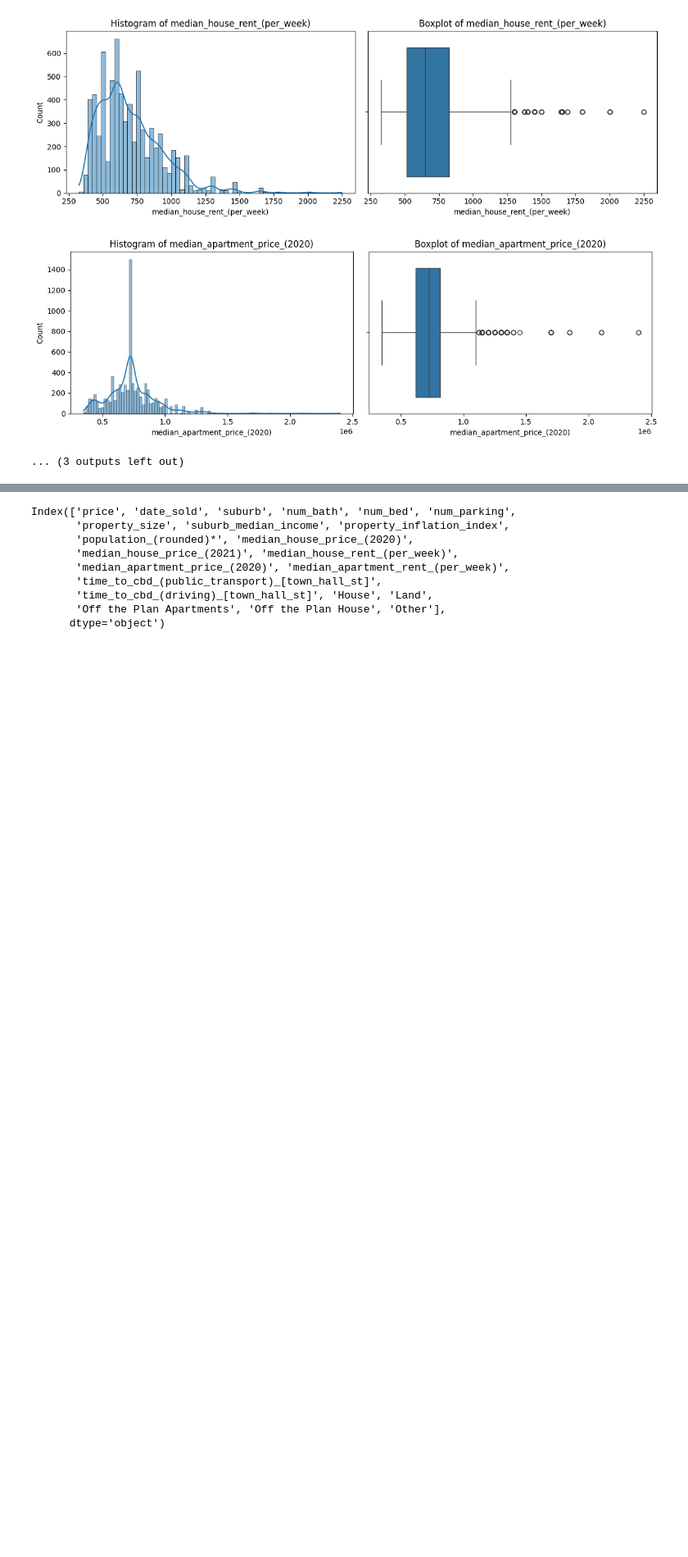
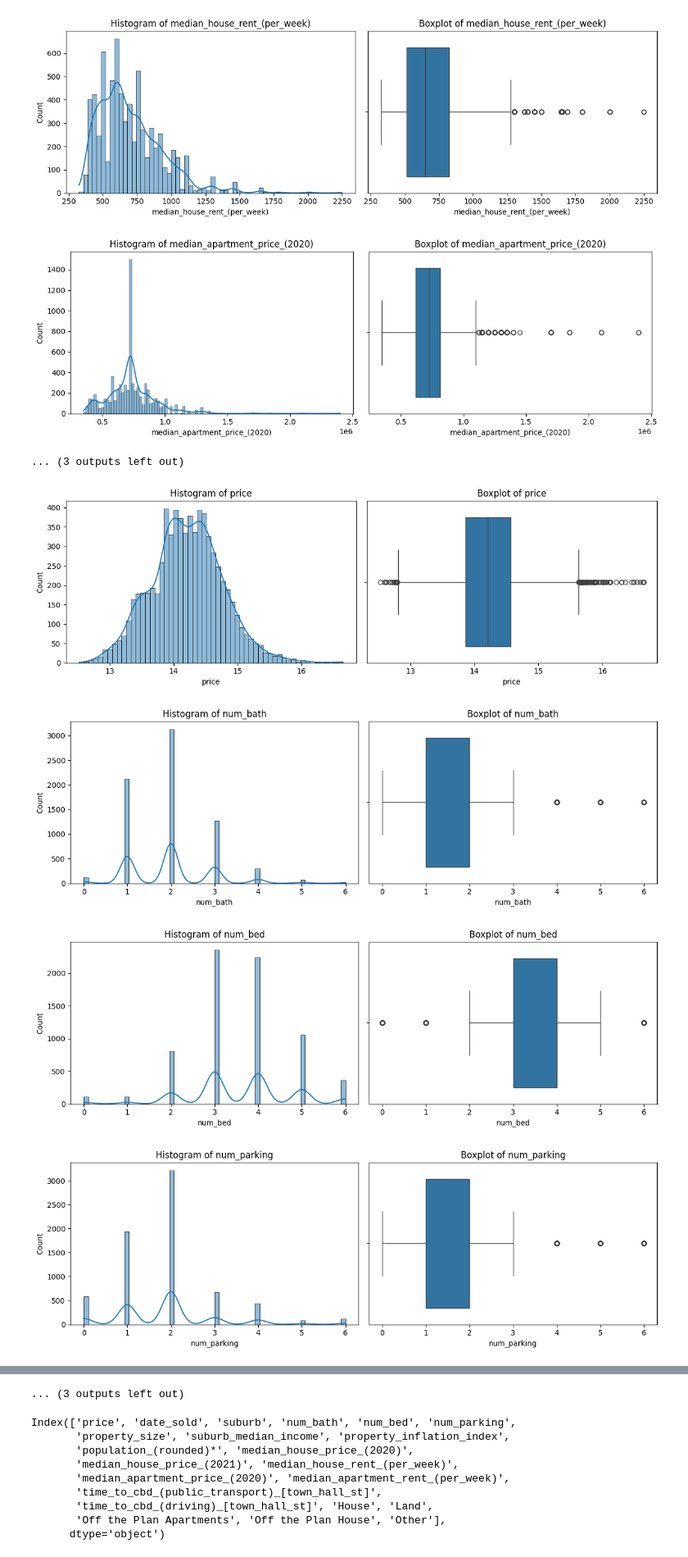
Before and after one commit to atharvakatkar/House_Pricing_Predictions, a Jupyter notebook: house_price_predictions.ipynb, the cells around one changed output, grey strips where cells are left out. Shown at 82% size. Saved outputs shown, nothing was run; the diff lists cells and outputs as text; code cells hidden in the pictures; blank space fills up the shorter version.

```diff
--- a/house_price_predictions.ipynb
+++ b/house_price_predictions.ipynb
@@ -674,3 +674,20 @@ for col in log_transform_cols:
 merged_lr["num_bath"] = merged_lr["num_bath"].clip(upper=6)
 merged_lr["num_bed"] = merged_lr["num_bed"].clip(upper=6)
 merged_lr["num_parking"] = merged_lr["num_parking"].clip(upper=6)
+# %%
+# CHECKING NUMERIC PLOTS AFTER TRANFORMATIONS
+numerical_cols = merged_lr.select_dtypes(include=["int64", "float64"]).columns
+
+for col in numerical_cols:
+    fig, axes = plt.subplots(1, 2, figsize=(12, 4))
+    sns.histplot(merged_lr[col], kde=True, ax=axes[0])
+    axes[0].set_title(f'Histogram of {col}')
+    sns.boxplot(x=merged_lr[col], ax=axes[1])
+    axes[1].set_title(f'Boxplot of {col}')
+    plt.tight_layout()
+    plt.show()
+# %% [output]
+[figure, added]
+[figure, added]
+[figure, added]
+[figure, added]
@@ -677,3 +702,4 @@ merged_lr["num_parking"] = merged_lr["num_parking"].clip(upper=6)
+... (3 outputs left out)
 # %%
 merged_lr = pd.get_dummies(merged_lr, columns=["type"], drop_first=True)
 merged_lr.rename(columns={
```
Also changed, not shown: parts of 4 cells of this notebook.
